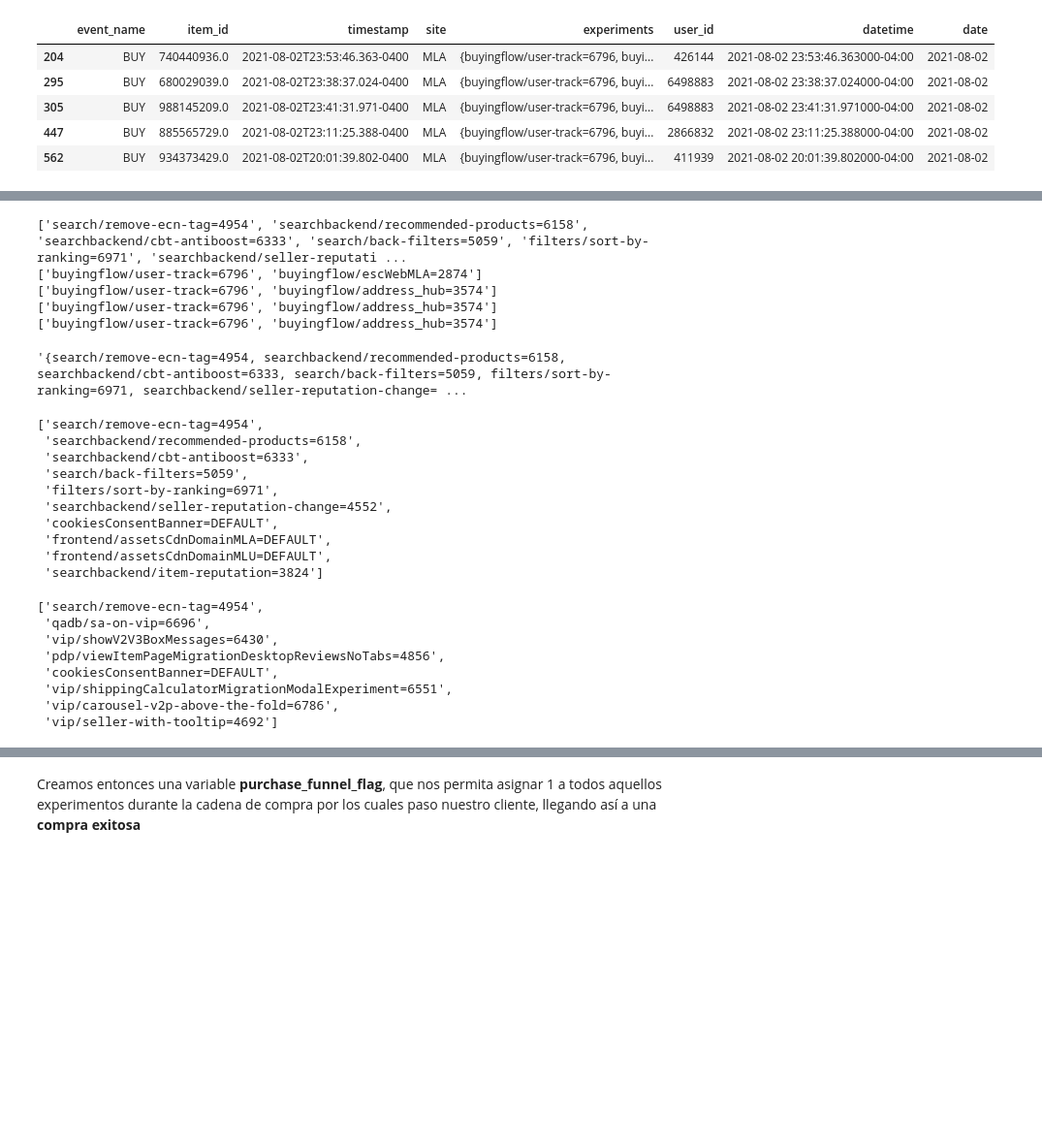
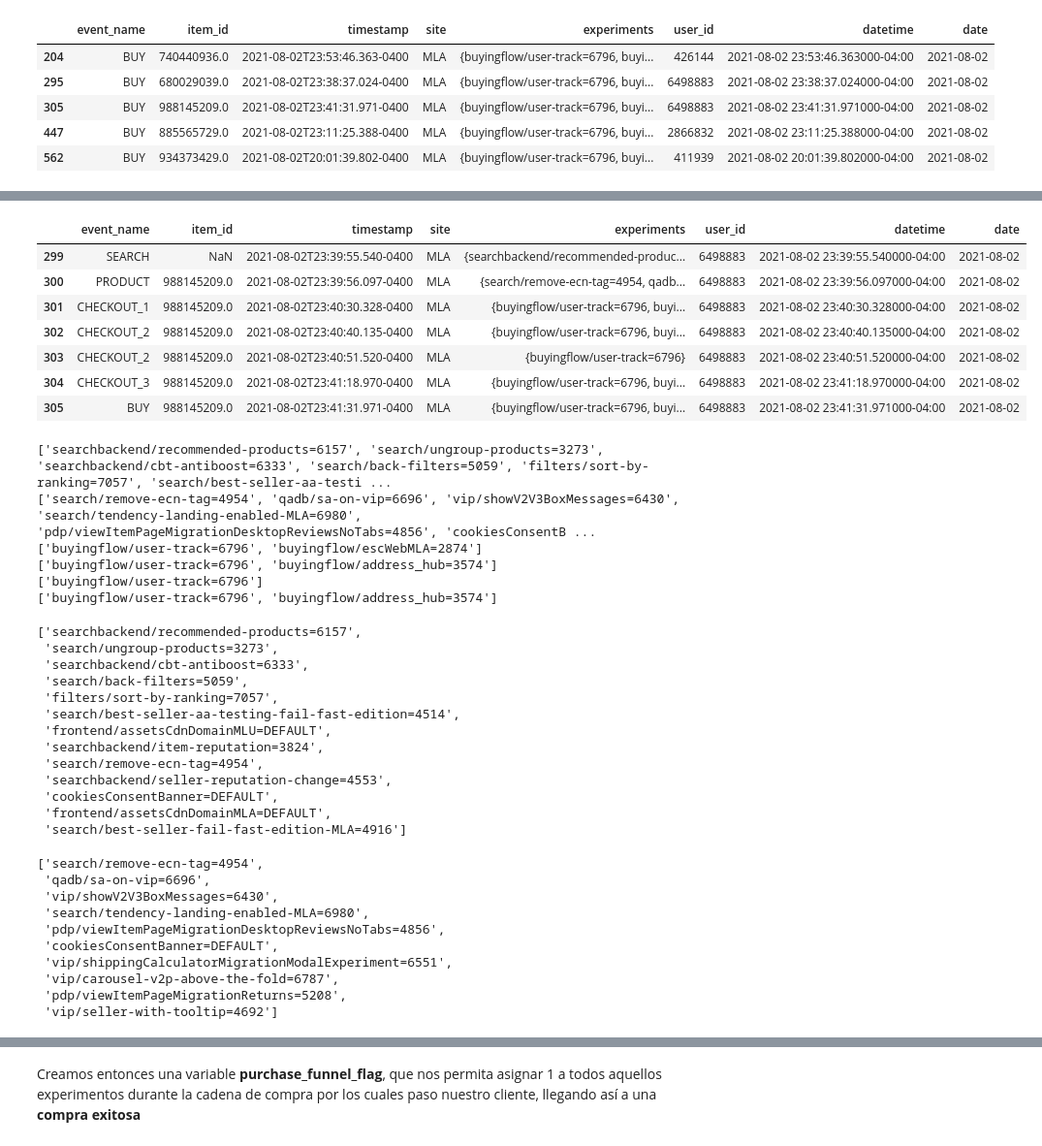
Before and after one commit to jmpaiba123/AB_Testing_Meli, a Jupyter notebook: jupyter_notebooks/AB_testing_meli.ipynb, the cells around one changed output, grey strips where cells are left out. Shown: that part at 97% size. Drawn from its saved outputs; the diff is of its cells as text; code cells hidden in the pictures; blank space fills up the shorter version.

```diff
--- a/jupyter_notebooks/AB_testing_meli.ipynb
+++ b/jupyter_notebooks/AB_testing_meli.ipynb
@@ -153,42 +112,58 @@ df[df.user_id == 426144].sort_values(by='datetime')
+# %%
+df[df.user_id == 6498883].sort_values(by='datetime').loc[299:305]
+#df[df.user_id == 426144].sort_values(by='datetime').loc[200:204]
+#df[df.user_id == 466].sort_values(by='datetime')
+# %% [output]
+|  | event_name | item_id | timestamp | site | experiments | user_id | datetime | date |
+| 299 | SEARCH | NaN | 2021-08-02T23:39:55.540-0400 | MLA | {searchbackend/recommended-produc... | 6498883 | 2021-08-02 23:39:55.540000-04:00 | 2021-08-02 |
+| 300 | PRODUCT | 988145209.0 | 2021-08-02T23:39:56.097-0400 | MLA | {search/remove-ecn-tag=4954, qadb... | 6498883 | 2021-08-02 23:39:56.097000-04:00 | 2021-08-02 |
+| 301 | CHECKOUT_1 | 988145209.0 | 2021-08-02T23:40:30.328-0400 | MLA | {buyingflow/user-track=6796, buyi... | 6498883 | 2021-08-02 23:40:30.328000-04:00 | 2021-08-02 |
+| 302 | CHECKOUT_2 | 988145209.0 | 2021-08-02T23:40:40.135-0400 | MLA | {buyingflow/user-track=6796, buyi... | 6498883 | 2021-08-02 23:40:40.135000-04:00 | 2021-08-02 |
+| 303 | CHECKOUT_2 | 988145209.0 | 2021-08-02T23:40:51.520-0400 | MLA | {buyingflow/user-track=6796} | 6498883 | 2021-08-02 23:40:51.520000-04:00 | 2021-08-02 |
+| 304 | CHECKOUT_3 | 988145209.0 | 2021-08-02T23:41:18.970-0400 | MLA | {buyingflow/user-track=6796, buyi... | 6498883 | 2021-08-02 23:41:18.970000-04:00 | 2021-08-02 |
+| 305 | BUY | 988145209.0 | 2021-08-02T23:41:31.971-0400 | MLA | {buyingflow/user-track=6796, buyi... | 6498883 | 2021-08-02 23:41:31.971000-04:00 | 2021-08-02 |
 # %%
-print(df[df.user_id == 426144].experiments[200].strip('{}').split(', '))
-print(df[df.user_id == 426144].experiments[201].strip('{}').split(', '))
-print(df[df.user_id == 426144].experiments[202].strip('{}').split(', '))
-print(df[df.user_id == 426144].experiments[203].strip('{}').split(', '))
-print(df[df.user_id == 426144].experiments[204].strip('{}').split(', '))
+print(df[df.user_id == 6498883].experiments[299].strip('{}').split(', '))
+print(df[df.user_id == 6498883].experiments[300].strip('{}').split(', '))
+print(df[df.user_id == 6498883].experiments[301].strip('{}').split(', '))
+print(df[df.user_id == 6498883].experiments[302].strip('{}').split(', '))
+print(df[df.user_id == 6498883].experiments[303].strip('{}').split(', '))
+print(df[df.user_id == 6498883].experiments[304].strip('{}').split(', '))
 # %% [output]
-['search/remove-ecn-tag=4954', 'searchbackend/recommended-products=6158', 'searchbackend/cbt-antiboost=6333', 'search/back-filters=5059', 'filters/sort-by-ranking=6971', 'searchbackend/seller-reputati ...
+['searchbackend/recommended-products=6157', 'search/ungroup-products=3273', 'searchbackend/cbt-antiboost=6333', 'search/back-filters=5059', 'filters/sort-by-ranking=7057', 'search/best-seller-aa-testi ...
+['search/remove-ecn-tag=4954', 'qadb/sa-on-vip=6696', 'vip/showV2V3BoxMessages=6430', 'search/tendency-landing-enabled-MLA=6980', 'pdp/viewItemPageMigrationDesktopReviewsNoTabs=4856', 'cookiesConsentB ...
 ['buyingflow/user-track=6796', 'buyingflow/escWebMLA=2874']
 ['buyingflow/user-track=6796', 'buyingflow/address_hub=3574']
+['buyingflow/user-track=6796']
 ['buyingflow/user-track=6796', 'buyingflow/address_hub=3574']
-['buyingflow/user-track=6796', 'buyingflow/address_hub=3574']
-# %%
-df[df.user_id == 426144].experiments[200]
-# %% [output]
-'{search/remove-ecn-tag=4954, searchbackend/recommended-products=6158, searchbackend/cbt-antiboost=6333, search/back-filters=5059, filters/sort-by-ranking=6971, searchbackend/seller-reputation-change= ...
 # %%
-## Search
-df[df.user_id == 426144].experiments[200].strip('{}').split(', ')
+## eventos detectados durante la sesión de navegación Search
+df[df.user_id == 6498883].experiments[299].strip('{}').split(', ')
 # %% [output]
-['search/remove-ecn-tag=4954',
- 'searchbackend/recommended-products=6158',
+['searchbackend/recommended-products=6157',
+ 'search/ungroup-products=3273',
  'searchbackend/cbt-antiboost=6333',
  'search/back-filters=5059',
- 'filters/sort-by-ranking=6971',
- 'searchbackend/seller-reputation-change=4552',
+ 'filters/sort-by-ranking=7057',
+ 'search/best-seller-aa-testing-fail-fast-edition=4514',
+ 'frontend/assetsCdnDomainMLU=DEFAULT',
+ 'searchbackend/item-reputation=3824',
+ 'search/remove-ecn-tag=4954',
+ 'searchbackend/seller-reputation-change=4553',
  'cookiesConsentBanner=DEFAULT',
  'frontend/assetsCdnDomainMLA=DEFAULT',
- 'frontend/assetsCdnDomainMLU=DEFAULT',
- 'searchbackend/item-reputation=3824']
+ 'search/best-seller-fail-fast-edition-MLA=4916']
 # %%
-## Product
-df[df.user_id == 426144].experiments[1566].strip('{}').split(', ')
+## eventos detectados durante la sesión de navegación  Product
+df[df.user_id == 6498883].experiments[300].strip('{}').split(', ')
 # %% [output]
 ['search/remove-ecn-tag=4954',
  'qadb/sa-on-vip=6696',
  'vip/showV2V3BoxMessages=6430',
+ 'search/tendency-landing-enabled-MLA=6980',
  'pdp/viewItemPageMigrationDesktopReviewsNoTabs=4856',
  'cookiesConsentBanner=DEFAULT',
  'vip/shippingCalculatorMigrationModalExperiment=6551',
- 'vip/carousel-v2p-above-the-fold=6786',
+ 'vip/carousel-v2p-above-the-fold=6787',
+ 'pdp/viewItemPageMigrationReturns=5208',
  'vip/seller-with-tooltip=4692']
```
Also changed, not shown: parts of 28 cells of this notebook, 1 other file.
